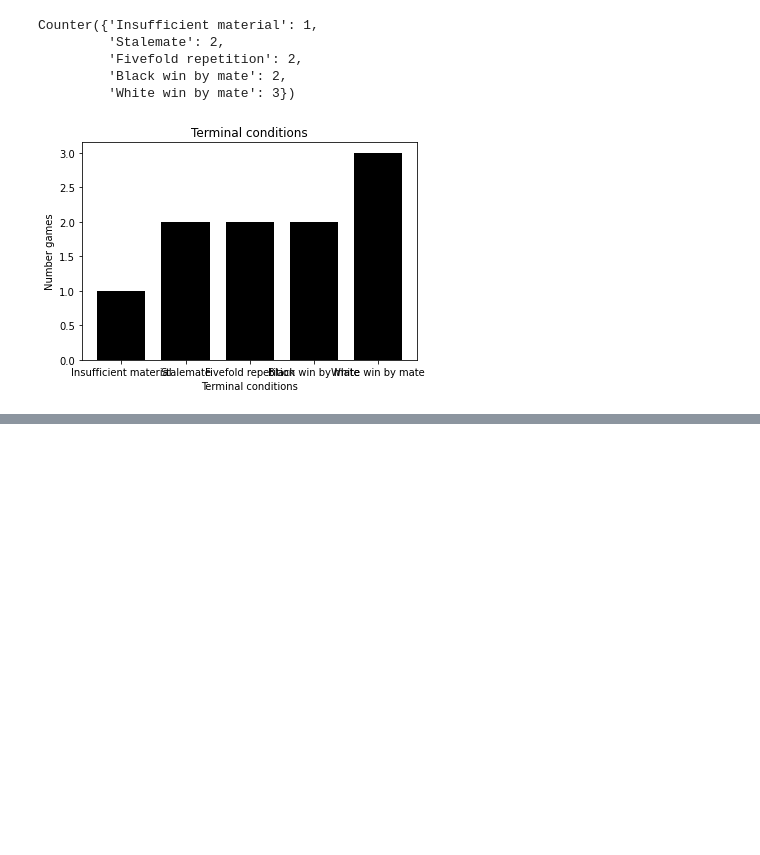
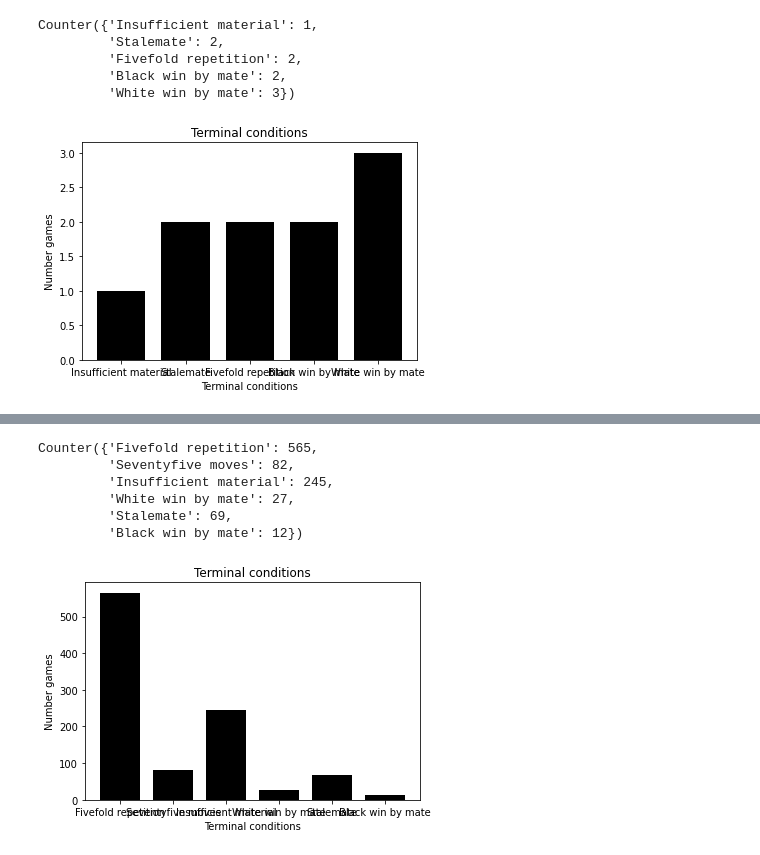
Before and after one commit to hunter7yler/convolutional-chess, a Jupyter notebook: game_lab.ipynb, the cells around one changed output, grey strips where cells are left out. Drawn from its saved outputs; the diff is of its cells as text; code cells hidden in the pictures; blank space fills up the shorter version.

```diff
--- a/game_lab.ipynb
+++ b/game_lab.ipynb
@@ -34,0 +78,19 @@ Counter({'Insufficient material': 1,
+# %%
+#Highest Capture (random) vs. Highest Capture (with CNN)
+from chessmate.simulations import ChessPlayground
+from chessmate.engines import CaptureHighestValue
+from chessmate.utils import display_all_results
+from local_engines import HighestValueCNN
+nn = HighestValueCNN(color=False)
+hv = CaptureHighestValue()
+simulation = ChessPlayground(hv, nn)
+simulation.play_multiple_games(1000)
+display_all_results(simulation.all_results)
+# %% [output]
+Counter({'Fivefold repetition': 565,
+         'Seventyfive moves': 82,
+         'Insufficient material': 245,
+         'White win by mate': 27,
+         'Stalemate': 69,
+         'Black win by mate': 12})
+[figure, added]
```
Also changed, not shown: parts of 5 cells of this notebook, 3 other files.
